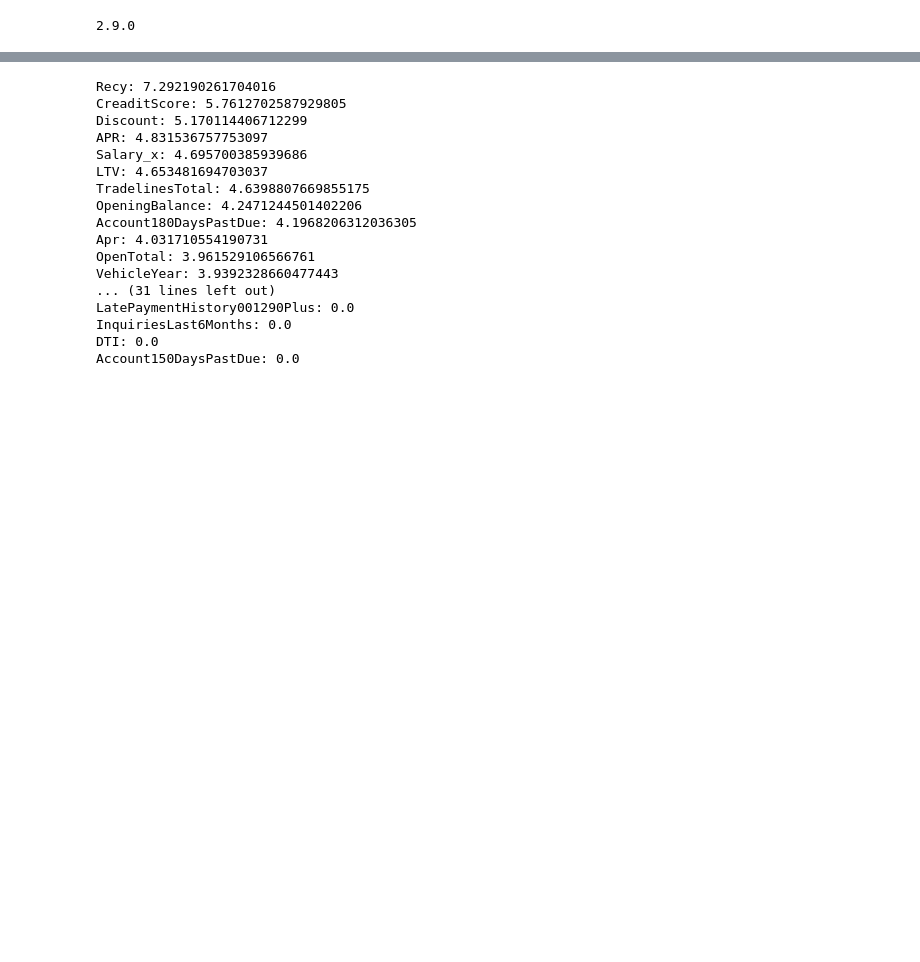
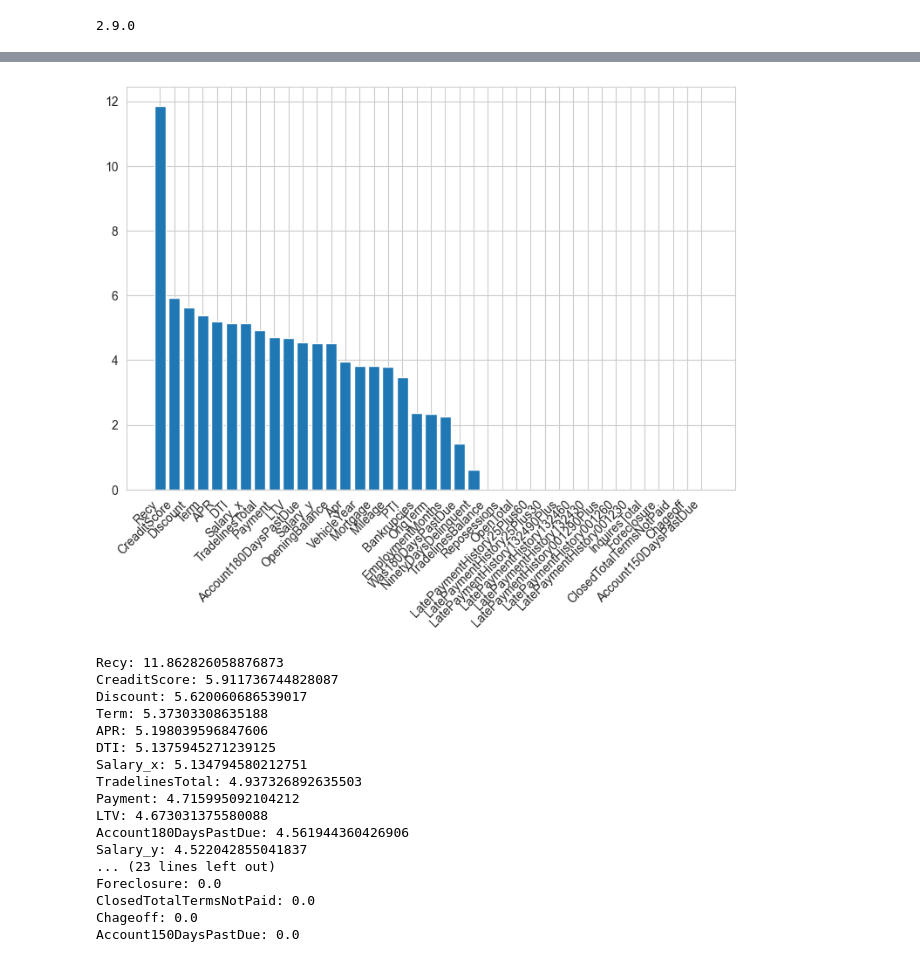
Before and after one commit to mikaag/Scorelate, a Jupyter notebook: ServerCode.ipynb, the cells around one changed output, grey strips where cells are left out. Drawn from its saved outputs; the diff is of its cells as text; code cells hidden in the pictures; blank space fills up the shorter version.

```diff
--- a/ServerCode.ipynb
+++ b/ServerCode.ipynb
@@ -130,8 +130,7 @@ class DatabaseLoader:
         _res = self._cursor.fetchone()
         while _res:
             _row = [element for element in _res]
-            if _row[_primary_index] is not None and _row[_primary_index].strip() != "n/a" and _row[_secondary_index] != \
-                    _table_info['null_secondary']:
+            if _row[_primary_index] is not None and _row[_primary_index].strip() != "n/a" and _row[_secondary_index] != _table_info['null_secondary']:
                 # Strips trailing whitespace from strings
                 for _idx, item in enumerate(_row):
                     if isinstance(item, str):
@@ -206,17 +205,21 @@ class DatabaseLoader:
                 self.df['PL'] = self.df.apply(lambda _row: _row['NumberPmnt'] * _row['Payment'] - _row['PaidForLoan'],
                                               axis=1)
 
-    def remove_majority_null(self, threshold=.7):
+    def remove_majority_null(self, threshold=.1):
         total = len(self.df)
         cols_to_drop = []
         percents = []
         for column in self.df.columns:
             non_null_count = 0
             for _idx, item in self.df[column].items():
-                if item is not None:
+                #TODO redo
+                if item is None or (not isinstance(item, str) and math.isnan(item)):
+                    None
+                else:
                     non_null_count += 1
             percent = float(non_null_count) / float(total)
-            if percent < threshold:
+
+            if percent < (1-threshold):
                 cols_to_drop.append(column)
                 percents.append((1 - percent) * 100)
 
@@ -499,30 +527,31 @@ Dropping CustomScore since 44.51843043995244% of entires were Null
 # %%
 # Now pretend we load data with no labels (i.e. customers that we want to predict)
 testdbl = DatabaseLoader(server_info)
 # We still need to load all the tables that contain the entities
 testdbl.load_tables(config['tables'], config['ignore'])
 # We do not need to call prune for target (since the target should not exist in the database)
 
 # Now, we can run the model, which will append a prediction to customer
 testdf = testdbl.run_model("model.pkl")
 
 # We can also get the entity scores from the model
-testdbl.get_scores()
+testdbl.get_scores(plot=True)
 # %% [output]
+[figure, added]
-Recy: 7.292190261704016
-CreaditScore: 5.7612702587929805
-Discount: 5.170114406712299
-APR: 4.831536757753097
-Salary_x: 4.695700385939686
-LTV: 4.653481694703037
-TradelinesTotal: 4.6398807669855175
-OpeningBalance: 4.2471244501402206
-Account180DaysPastDue: 4.1968206312036305
-Apr: 4.031710554190731
-OpenTotal: 3.961529106566761
-VehicleYear: 3.9392328660477443
-... (31 lines left out)
-LatePaymentHistory001290Plus: 0.0
-InquiriesLast6Months: 0.0
-DTI: 0.0
+Recy: 11.862826058876873
+CreaditScore: 5.911736744828087
+Discount: 5.620060686539017
+Term: 5.37303308635188
+APR: 5.198039596847606
+DTI: 5.1375945271239125
+Salary_x: 5.134794580212751
+TradelinesTotal: 4.937326892635503
+Payment: 4.715995092104212
+LTV: 4.673031375580088
+Account180DaysPastDue: 4.561944360426906
+Salary_y: 4.522042855041837
+... (23 lines left out)
+Foreclosure: 0.0
+ClosedTotalTermsNotPaid: 0.0
+Chageoff: 0.0
 Account150DaysPastDue: 0.0
```
Also changed, not shown: parts of 2 cells of this notebook, 2 other files.
